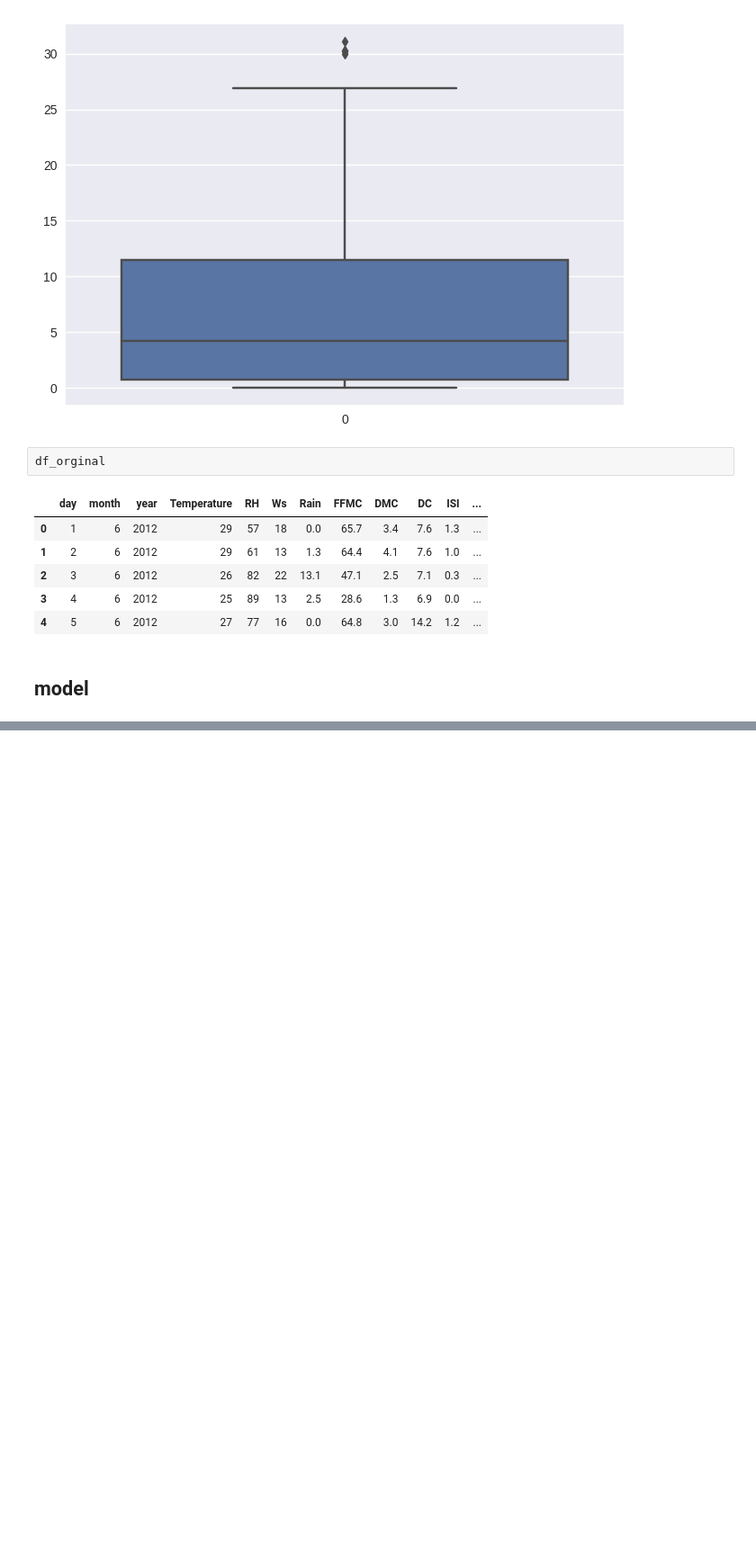
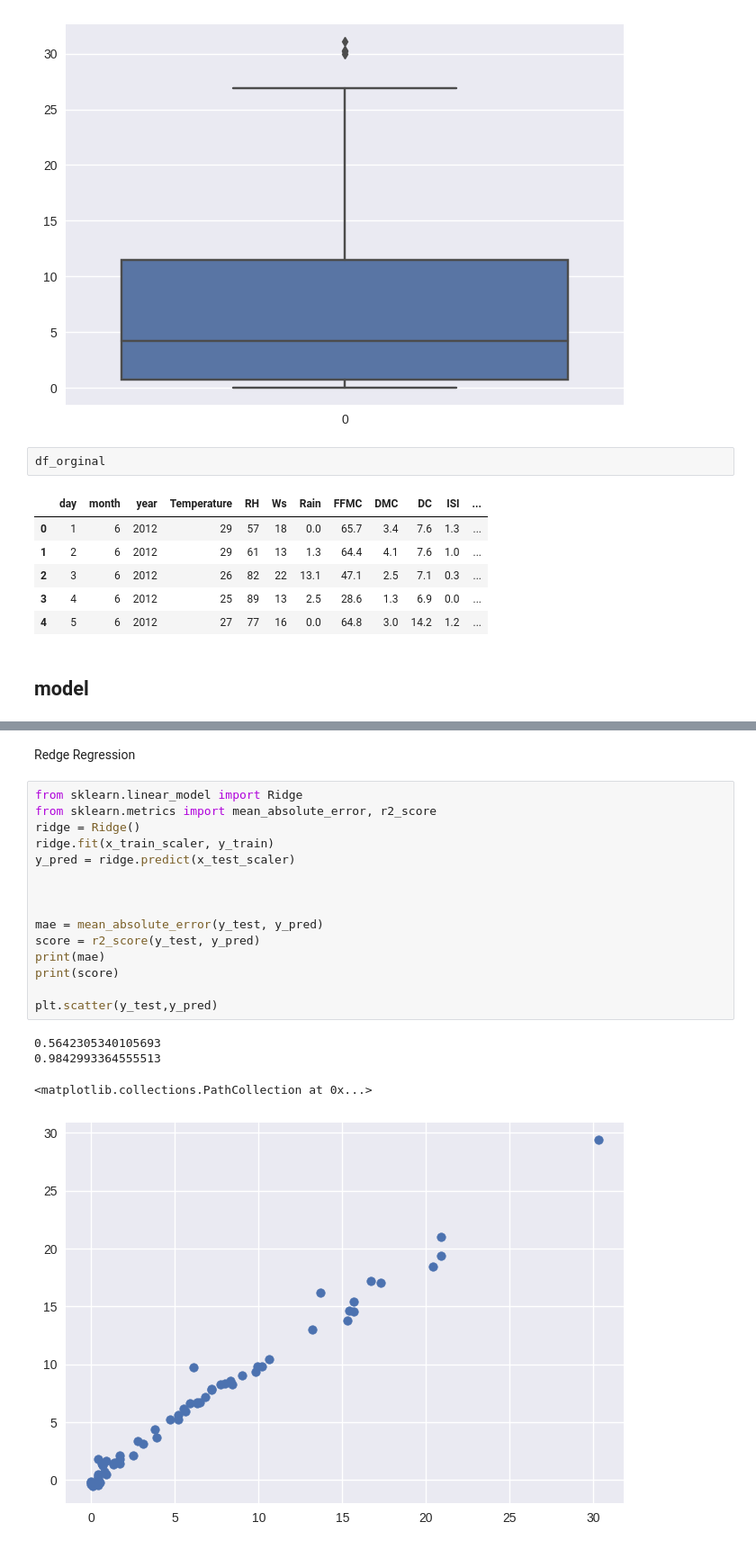
Before and after one commit to Geeth-Rath/A-ML, a Jupyter notebook: Forest_Dataset.ipynb, the cells around one changed output, grey strips where cells are left out. Shown at 90% size. Saved outputs shown, nothing was run; the diff lists cells and outputs as text; blank space fills up the shorter version.

```diff
--- a/Forest_Dataset.ipynb
+++ b/Forest_Dataset.ipynb
@@ -369,0 +580,22 @@ df_orginal
+# %% [markdown]
+Redge Regression
+# %%
+from sklearn.linear_model import Ridge
+from sklearn.metrics import mean_absolute_error, r2_score
+ridge = Ridge()
+ridge.fit(x_train_scaler, y_train)
+y_pred = ridge.predict(x_test_scaler)
+
+
+
+mae = mean_absolute_error(y_test, y_pred)
+score = r2_score(y_test, y_pred)
+print(mae)
+print(score)
+
+plt.scatter(y_test,y_pred)
+# %% [output]
+0.5642305340105693
+0.9842993364555513
+<matplotlib.collections.PathCollection at 0x...>
+[figure, added]
```
Also changed, not shown: parts of 29 cells of this notebook.
